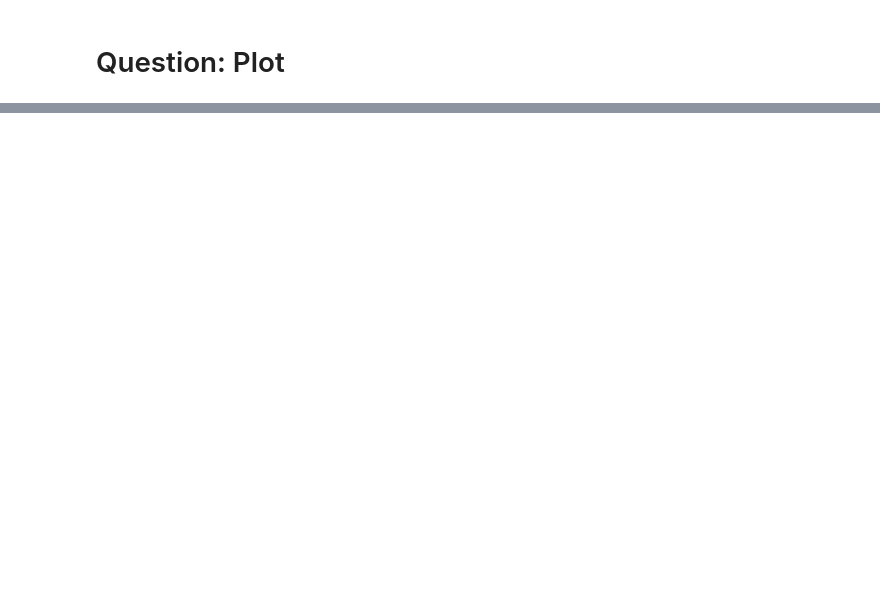
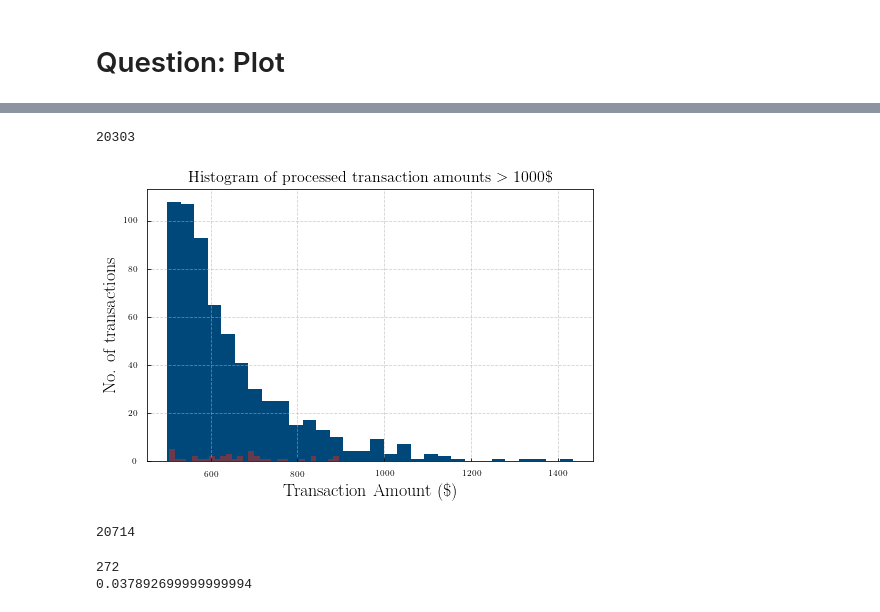
Before and after one commit to dtanoglidis/BayesianNN, a Jupyter notebook: Capital One Data Science Challenge.ipynb, the cells around one changed output, grey strips where cells are left out. Cells and saved outputs as stored; diff of their text form; code cells hidden in the pictures; blank space fills up the shorter version.

```diff
--- a/Capital One Data Science Challenge.ipynb
+++ b/Capital One Data Science Challenge.ipynb
@@ -123,0 +281,18 @@ plt.show()
+# %%
+#reverals = trans_df['transactionAmount']
+trans_revs = trans_df[trans_df['transactionType']=='REVERSAL']['transactionAmount']
+trans_fraud = trans_df[trans_df['transactionType']=='REVERSAL']['isFraud']
+# %%
+print(len(trans_revs))
+# %% [output]
+20303
+# %%
+plt.figure(figsize=(8,5))
+plt.hist(trans_revs.values[(trans_fraud==False)&(trans_revs>500)], color=cap1_blue, bins=30,density=False)
+plt.hist(trans_revs.values[(trans_fraud==True)&(trans_revs>500)], color=cap1_red,alpha=0.5, bins=30,density=False)
+plt.grid(ls='--',alpha=0.6)
+plt.title("Histogram of processed transaction amounts $> 1000\$ $", fontsize=16)
+plt.xlabel(r'Transaction Amount $(\$)$',fontsize=18);plt.ylabel('No. of transactions', fontsize=18)
+plt.show()
+# %% [output]
+[figure, added]
@@ -123,0 +302,19 @@ plt.show()
+# %%
+print(summa)
+# %% [output]
+20714
+# %%
+differ = trans_df['transactionAmount'].diff(periods=10)
+#differ_min = trans_df['transactionAmount'].diff(periods=3)
+differ_card = trans_df['accountNumber'].diff(periods=10)
+
+trans_type = trans_df['transactionType']
+
+rev_trans = trans_df['transactionAmount'][(differ_card==0)&(differ==0)&(trans_type=='REVERSAL')]
+rev_trans_fraud = trans_df['transactionAmount'][(trans_type=='REVERSAL')]
+
+print(len(rev_trans))
+print(rev_trans.sum()/1e6)
+# %% [output]
+272
+0.037892699999999994
```
Also changed, not shown: parts of 41 cells of this notebook.
